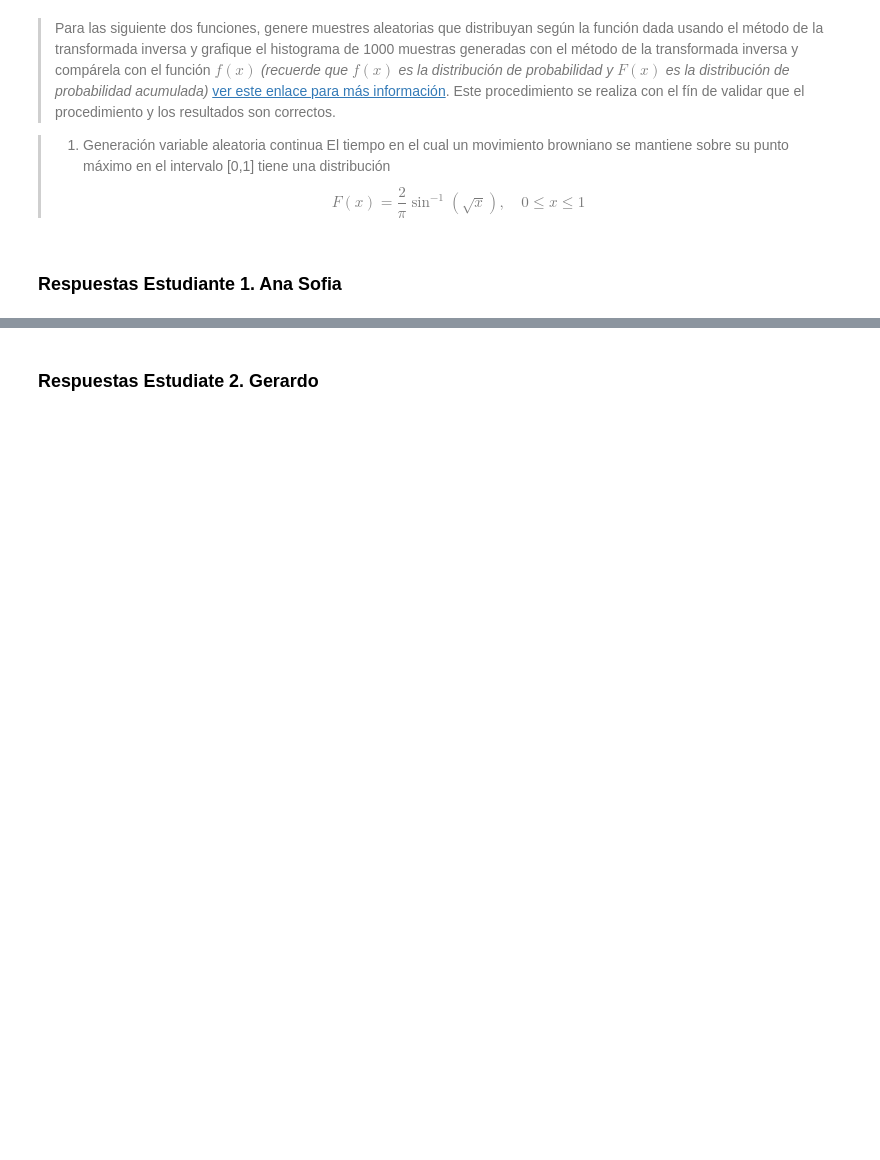
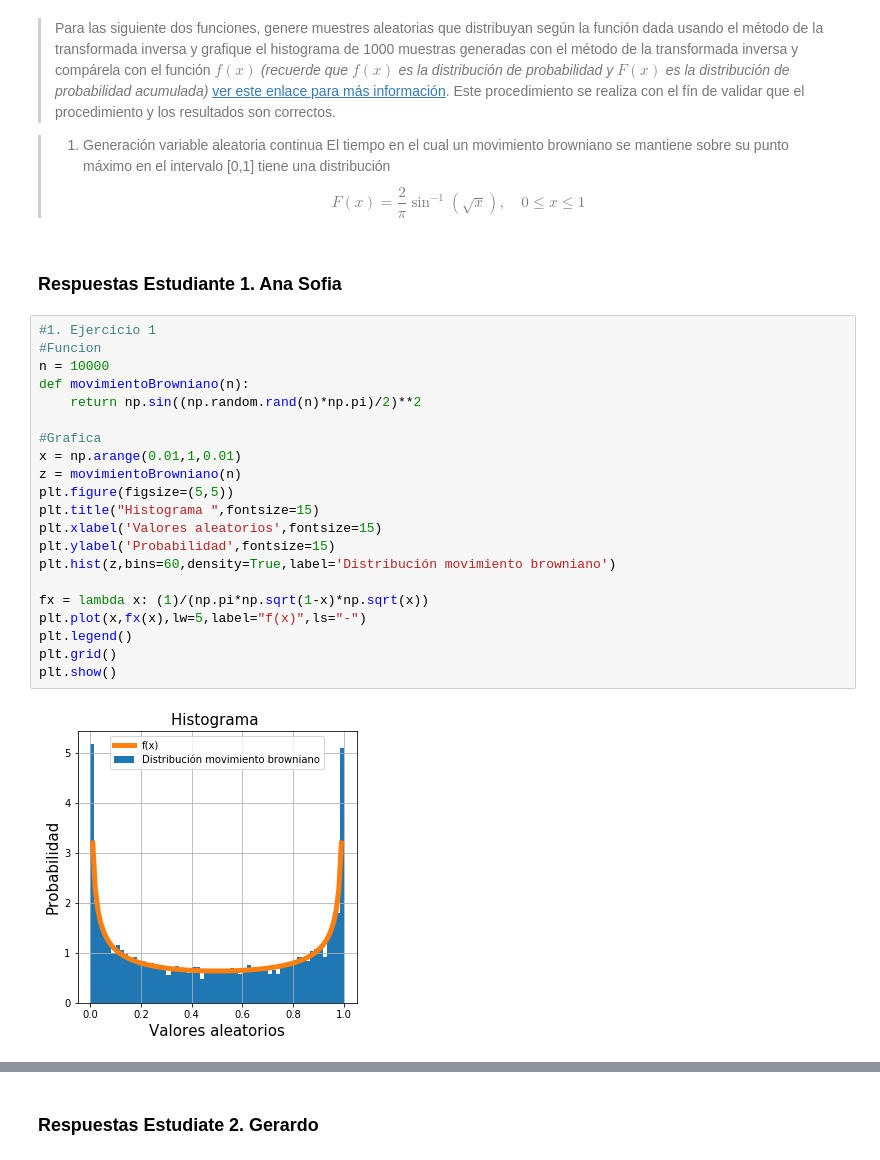
Before and after one commit to anadurrmuller/Tarea5_ASDurrmuller_GGonzalez, a Jupyter notebook: Tarea5_ASDurrmuller_GGonzalez.ipynb, the cells around one changed output, grey strips where cells are left out. Cells and saved outputs as stored; diff of their text form; blank space fills up the shorter version.

```diff
--- a/Tarea5_ASDurrmuller_GGonzalez.ipynb
+++ b/Tarea5_ASDurrmuller_GGonzalez.ipynb
@@ -27,3 +27,26 @@ import pandas as pd
 >$$F(x)=\frac{2}{\pi}\sin^{-1}(\sqrt x),\quad 0\leq x\leq 1$$ </font>
 # %% [markdown]
 ### Respuestas Estudiante 1. Ana Sofia
+# %%
+#1. Ejercicio 1
+#Funcion
+n = 10000
+def movimientoBrowniano(n):
+    return np.sin((np.random.rand(n)*np.pi)/2)**2
+
+#Grafica
+x = np.arange(0.01,1,0.01)
+z = movimientoBrowniano(n)
+plt.figure(figsize=(5,5))
+plt.title("Histograma ",fontsize=15)
+plt.xlabel('Valores aleatorios',fontsize=15)
+plt.ylabel('Probabilidad',fontsize=15)
+plt.hist(z,bins=60,density=True,label='Distribución movimiento browniano')
+
+fx = lambda x: (1)/(np.pi*np.sqrt(1-x)*np.sqrt(x))
+plt.plot(x,fx(x),lw=5,label="f(x)",ls="-")
+plt.legend()
+plt.grid()
+plt.show()
+# %% [output]
+[figure, added]
```
Also changed, not shown: parts of 3 cells of this notebook, 1 other file.
